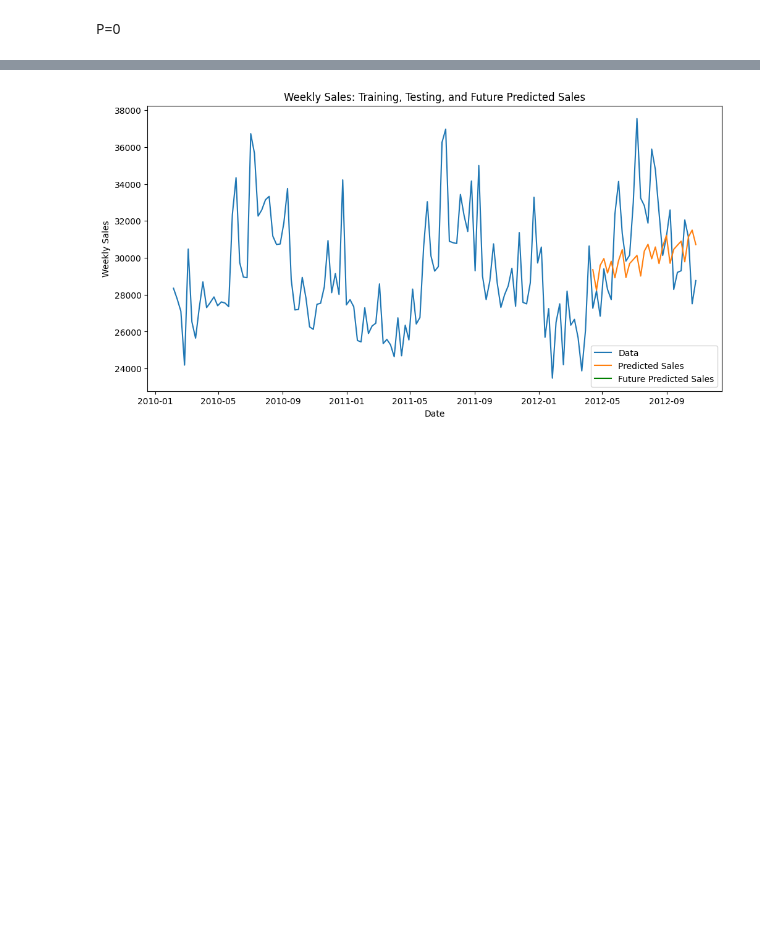
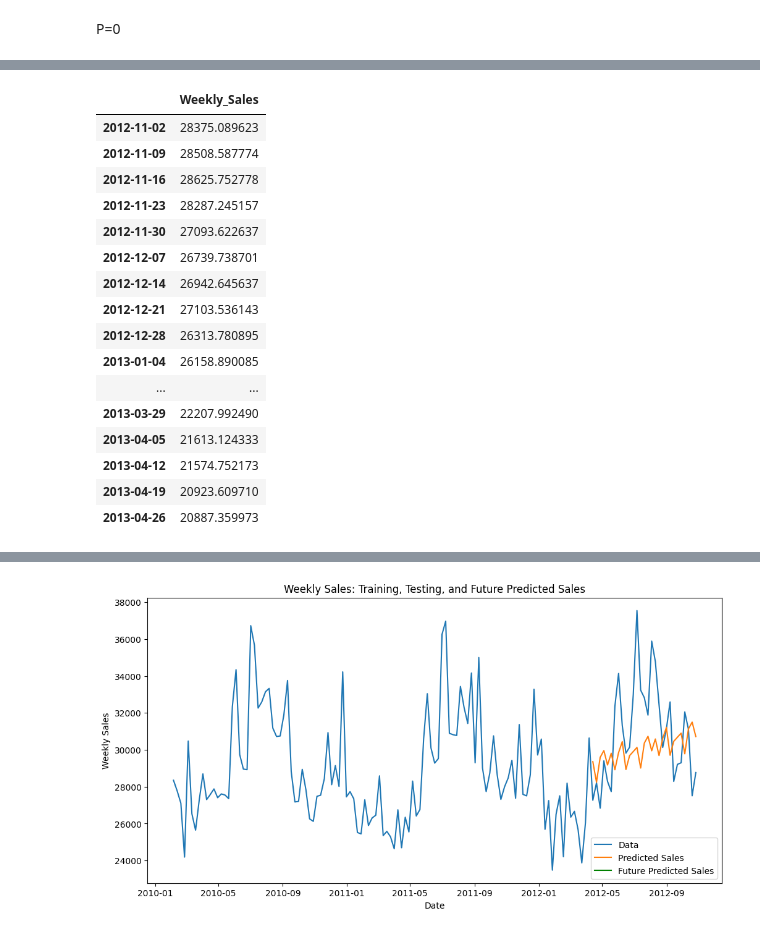
Before and after one commit to SuyashPant04/Analyzing-Business-Performance-Using-Demand-Forecasting-Techniques, a Jupyter notebook: Final Assignment/Company3_Spar_sales_new.ipynb, the cells around one changed output, grey strips where cells are left out. Drawn from its saved outputs; the diff is of its cells as text; code cells hidden in the pictures; blank space fills up the shorter version.

```diff
--- a/Final Assignment/Company3_Spar_sales_new.ipynb
+++ b/Final Assignment/Company3_Spar_sales_new.ipynb
@@ -243,4 +262,22 @@ P=0
 # %%
-# store11pred=pd.DataFrame( Future_predictions,columns=['Weekly_Sales'])
-# store11pred
+store11pred=pd.DataFrame( Future_predictions,columns=['Weekly_Sales'])
+store11pred
+# %% [output]
+|  | Weekly_Sales |
+| 2012-11-02 | 28375.089623 |
+| 2012-11-09 | 28508.587774 |
+| 2012-11-16 | 28625.752778 |
+| 2012-11-23 | 28287.245157 |
+| 2012-11-30 | 27093.622637 |
+| 2012-12-07 | 26739.738701 |
+| 2012-12-14 | 26942.645637 |
+| 2012-12-21 | 27103.536143 |
+| 2012-12-28 | 26313.780895 |
+| 2013-01-04 | 26158.890085 |
+| ... | ... |
+| 2013-03-29 | 22207.992490 |
+| 2013-04-05 | 21613.124333 |
+| 2013-04-12 | 21574.752173 |
+| 2013-04-19 | 20923.609710 |
+| 2013-04-26 | 20887.359973 |
 # %%
```
Also changed, not shown: parts of 8 cells of this notebook.
